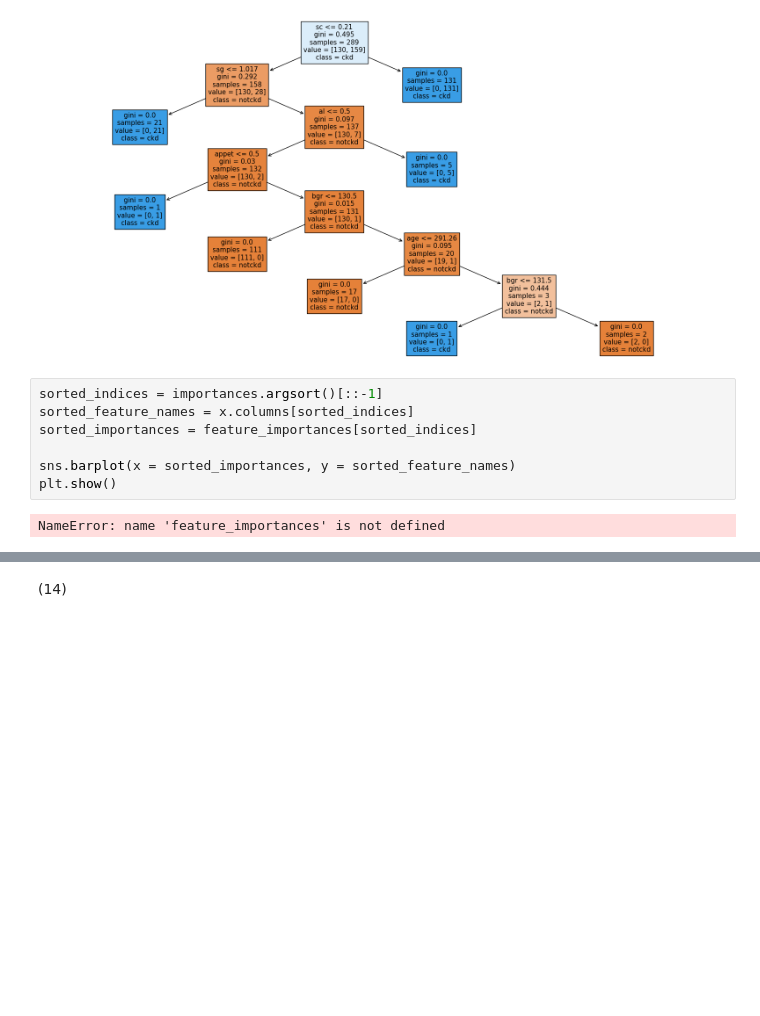
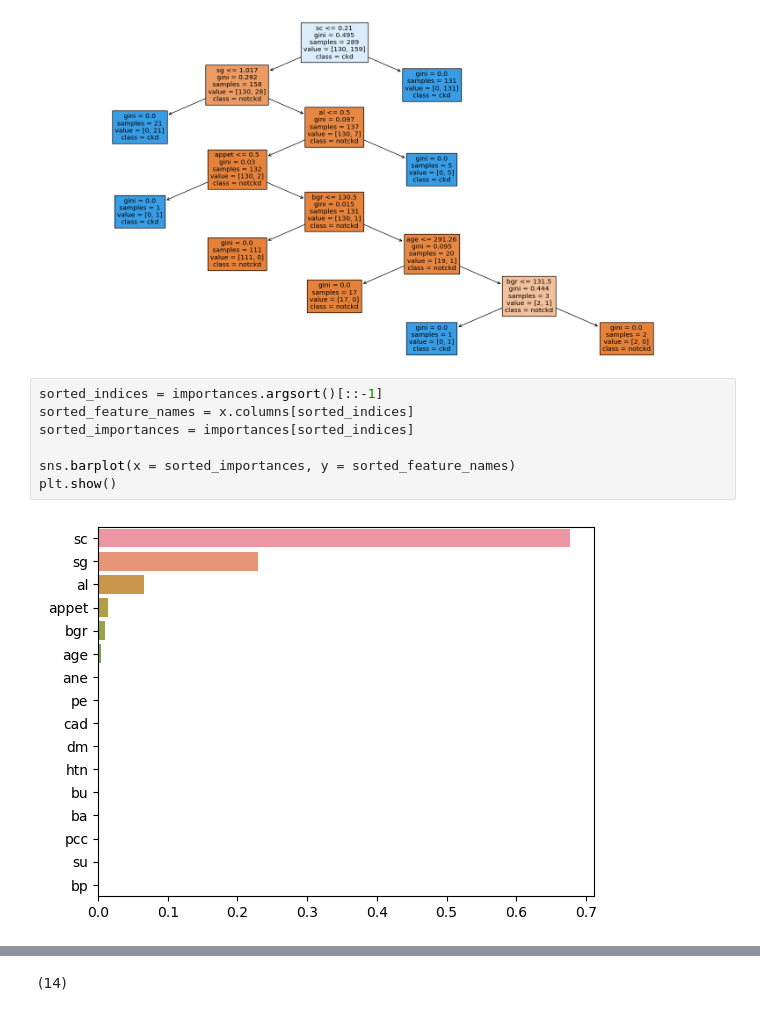
Before and after one commit to chenx333/Chronic-Kidney-Disease-Classification-Challenge, a Jupyter notebook: assignment6.ipynb, the cells around one changed output, grey strips where cells are left out. Cells and saved outputs as stored; diff of their text form; blank space fills up the shorter version.

```diff
--- a/assignment6.ipynb
+++ b/assignment6.ipynb
@@ -765,9 +767,9 @@ Feature importances: [0.00396146 0.         0.22923753 0.06533104 0.         0.
 # %%
 sorted_indices = importances.argsort()[::-1]
 sorted_feature_names = x.columns[sorted_indices]
-sorted_importances = feature_importances[sorted_indices]
+sorted_importances = importances[sorted_indices]
 
 sns.barplot(x = sorted_importances, y = sorted_feature_names)
 plt.show()
 # %% [output]
-NameError: name 'feature_importances' is not defined
+[figure, added]
```
Also changed, not shown: parts of 12 cells of this notebook.
